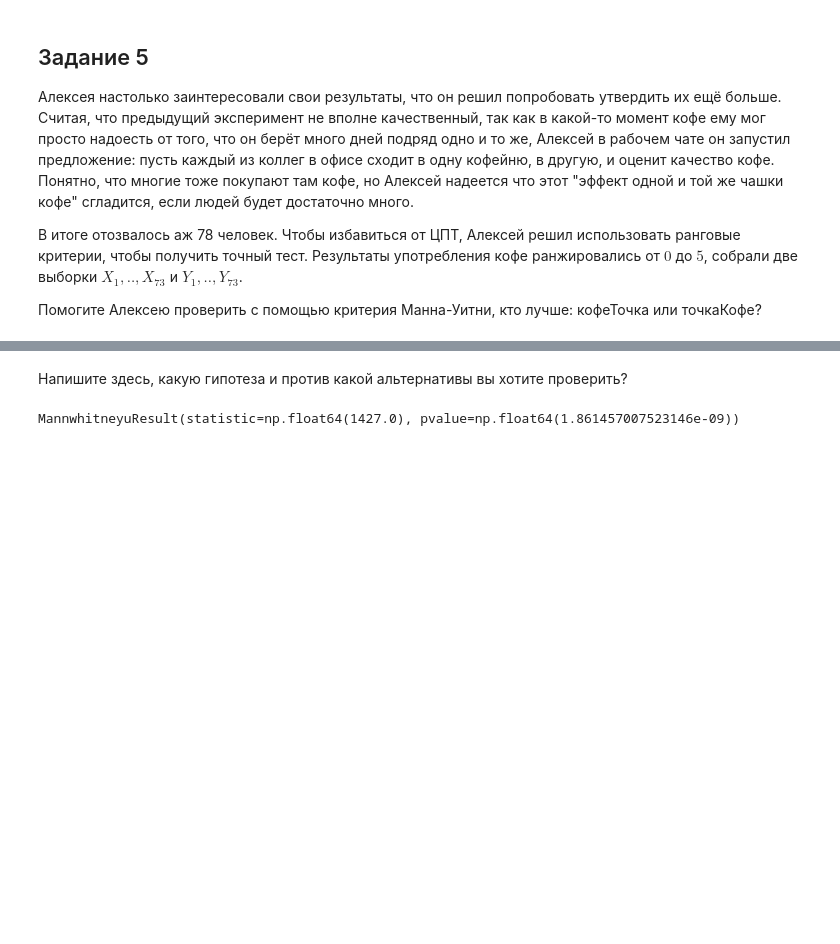
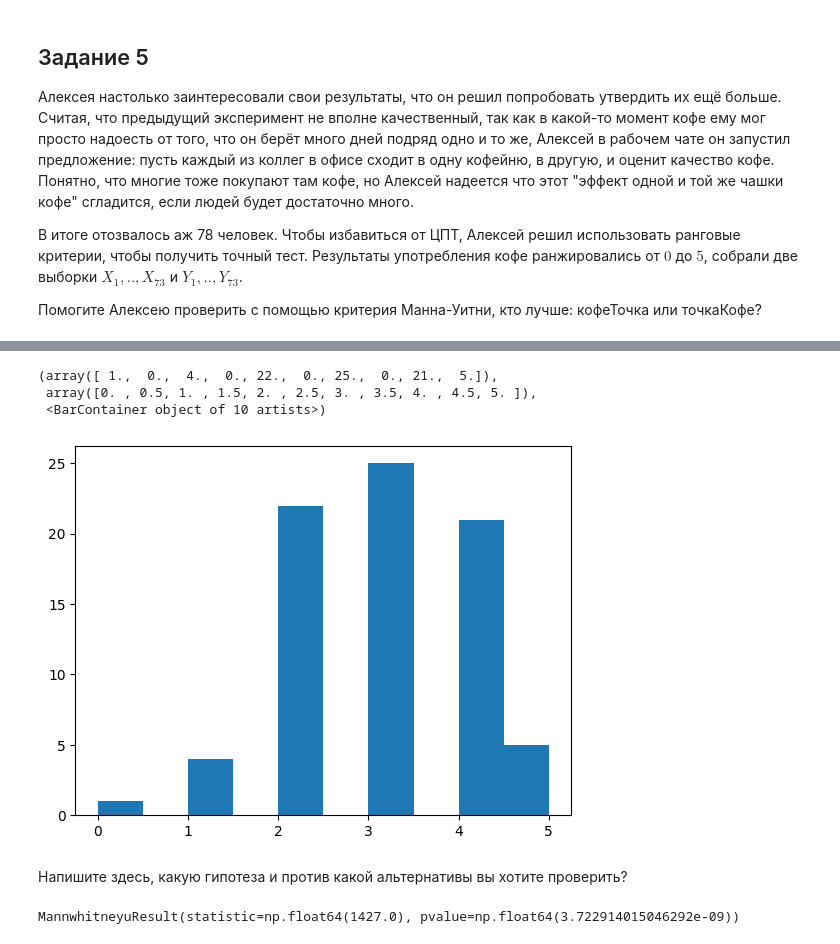
Before and after one commit to XuMuK1/psmo, a Jupyter notebook: seminars/seminar_07_hypothesis.ipynb, the cells around one changed output, grey strips where cells are left out. Saved outputs shown, nothing was run; the diff lists cells and outputs as text; code cells hidden in the pictures; blank space fills up the shorter version.

```diff
--- a/seminars/seminar_07_hypothesis.ipynb
+++ b/seminars/seminar_07_hypothesis.ipynb
@@ -323,8 +374,15 @@ with open("./data/seminar_04_office.pkl","rb") as f:
+# %%
+plt.hist(pointCoffee)
+# %% [output]
+(array([ 1.,  0.,  4.,  0., 22.,  0., 25.,  0., 21.,  5.]),
+ array([0. , 0.5, 1. , 1.5, 2. , 2.5, 3. , 3.5, 4. , 4.5, 5. ]),
+ <BarContainer object of 10 artists>)
+[figure, added]
 # %% [markdown]
 Напишите здесь, какую гипотеза и против какой альтернативы вы хотите проверить?
 # %%
 #проверьте вашу гипотезу с помощью критерия Манна-Уитни на уровне значимости 0.05
 
-print(ss.mannwhitneyu(coffeePoint, pointCoffee, alternative="less"))
+print(ss.mannwhitneyu(coffeePoint, pointCoffee, alternative="two-sided"))
 # %% [output]
-MannwhitneyuResult(statistic=np.float64(1427.0), pvalue=np.float64(1.861457007523146e-09))
+MannwhitneyuResult(statistic=np.float64(1427.0), pvalue=np.float64(3.722914015046292e-09))
```
Also changed, not shown: parts of 13 cells of this notebook.
